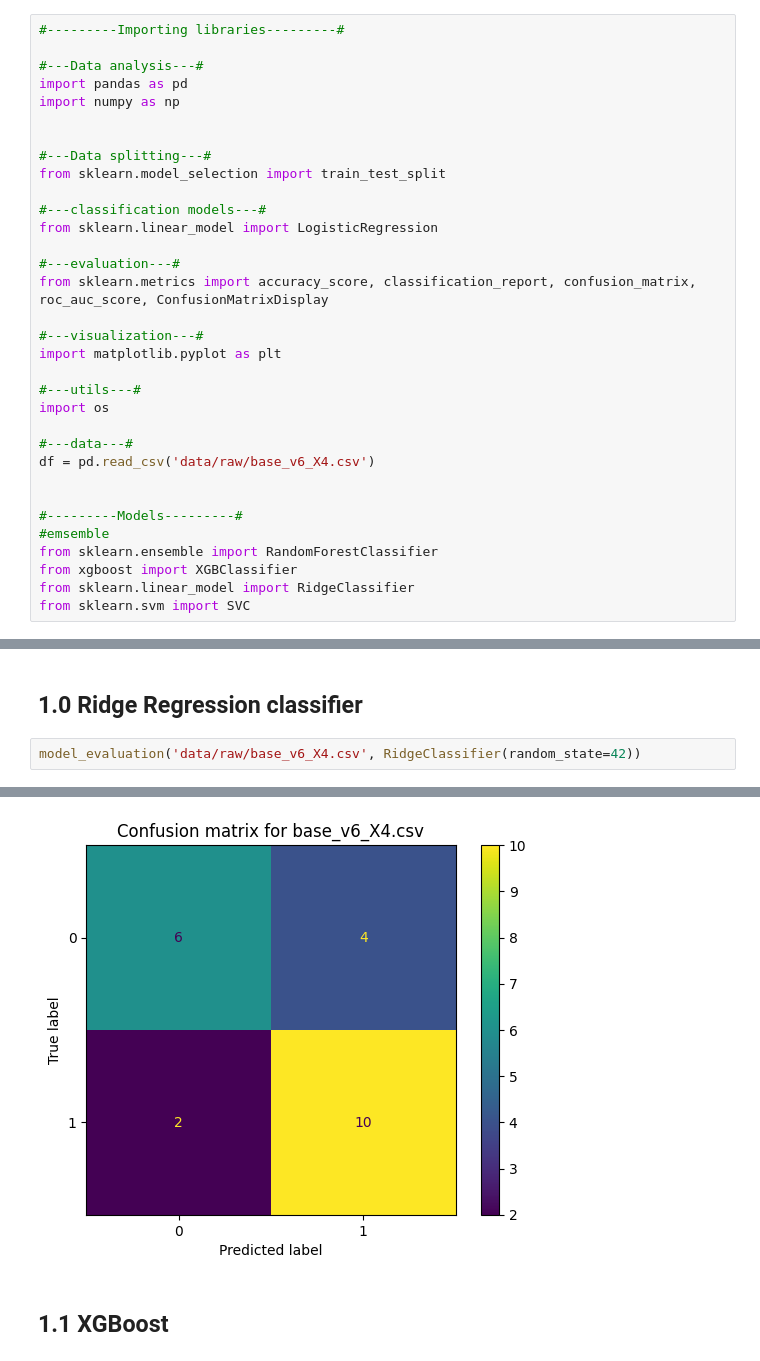
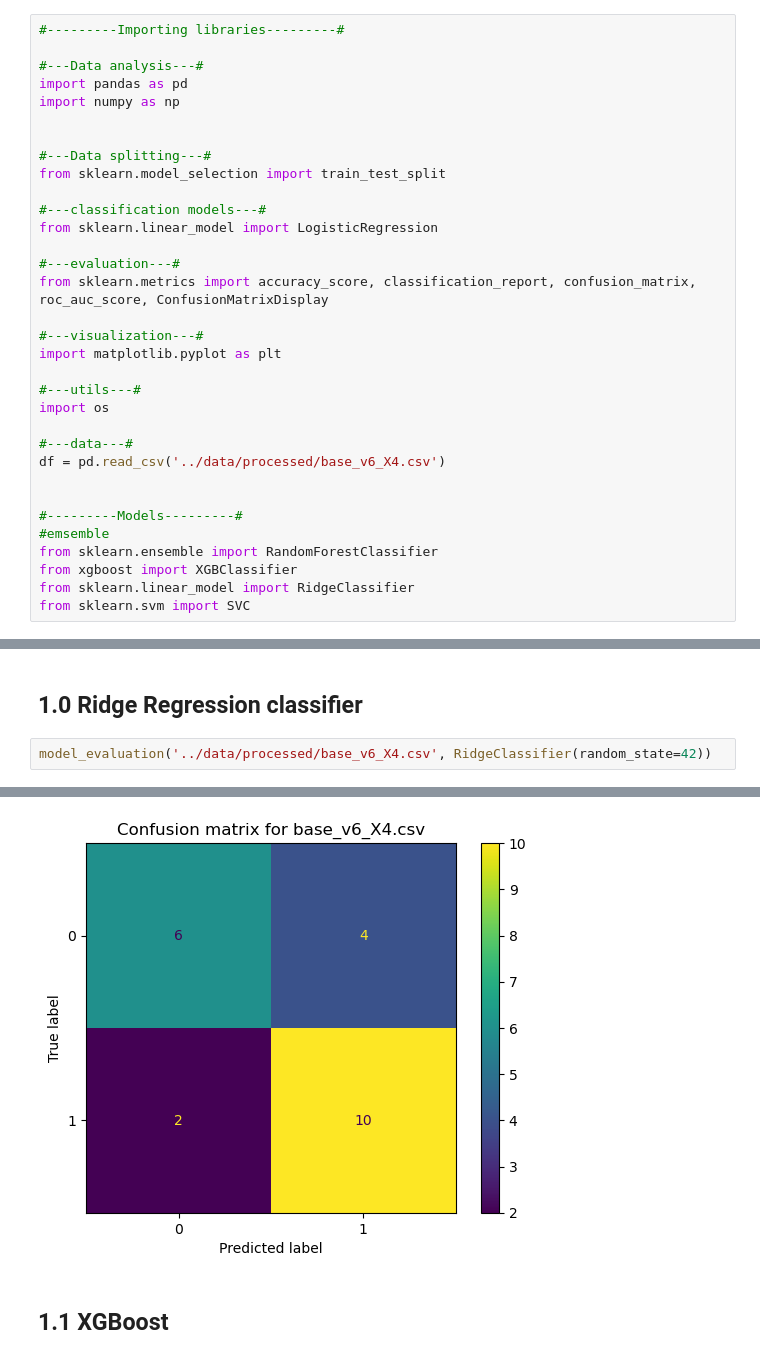
Before and after one commit to joaothomazlemos/4AVbJnW3rbsWDNP8, a Jupyter notebook: notebooks/03_model_development.ipynb, the cells around one changed output, grey strips where cells are left out. Saved outputs shown, nothing was run; the diff lists cells and outputs as text.

```diff
--- a/notebooks/03_model_development.ipynb
+++ b/notebooks/03_model_development.ipynb
@@ -26,7 +26,7 @@ import matplotlib.pyplot as plt
 import os
 
 #---data---#
-df = pd.read_csv('data/raw/base_v6_X4.csv')
+df = pd.read_csv('../data/processed/base_v6_X4.csv')
 
 
 #---------Models---------#
@@ -93,14 +93,14 @@ def model_evaluation(patch, model):
 # %% [markdown]
 ## 1.0 Ridge Regression classifier
 # %%
-model_evaluation('data/raw/base_v6_X4.csv', RidgeClassifier(random_state=42))
+model_evaluation('../data/processed/base_v6_X4.csv', RidgeClassifier(random_state=42))
 # %% [output]
 The path of the dataset is: base_v6_X4.csv
 The shape of the dataset is: (109, 6)
 Accuracy score: 72.73%
 AUC ROC score: 71.67%
 Specificity score: 60.00%
-[figure, old version]
+[figure, new version]
 # %% [markdown]
 ## 1.1 XGBoost
 # %% [markdown]
```
Also changed, not shown: parts of 6 cells of this notebook, 3 other files.
